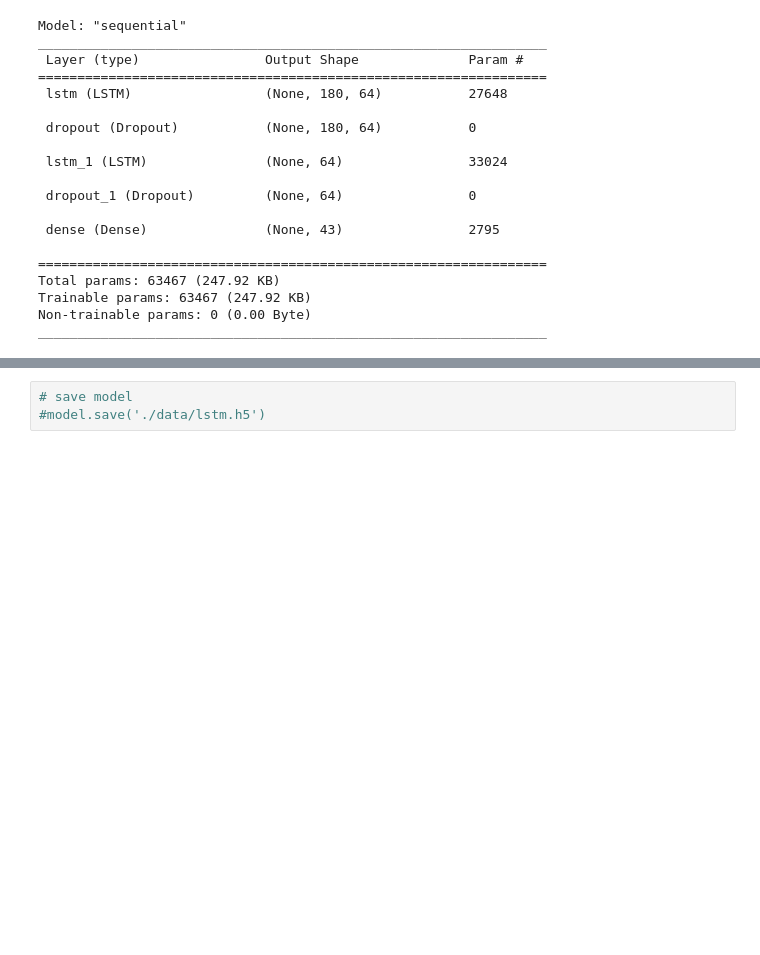
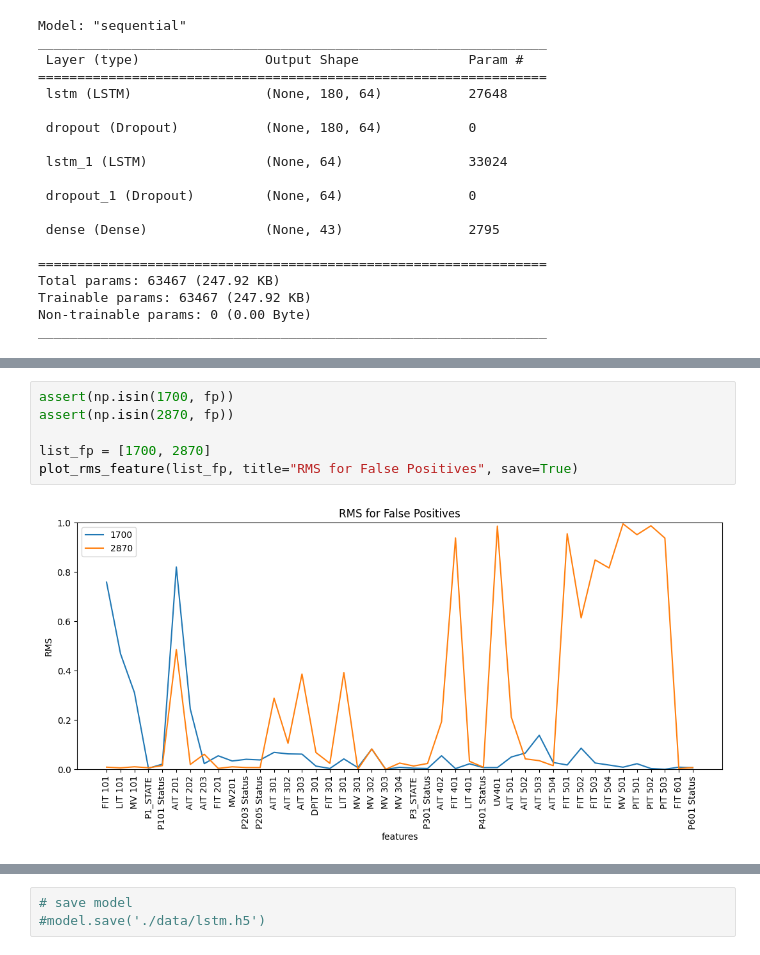
Before and after one commit to Bast-94/CYBERML-Project, a Jupyter notebook: cyber-ml.ipynb, the cells around one changed output, grey strips where cells are left out. Cells and saved outputs as stored; diff of their text form; blank space fills up the shorter version.

```diff
--- a/cyber-ml.ipynb
+++ b/cyber-ml.ipynb
@@ -413,0 +484,8 @@ print(f'F1 score: {f1}')
+# %%
+assert(np.isin(1700, fp))
+assert(np.isin(2870, fp))
+
+list_fp = [1700, 2870]
+plot_rms_feature(list_fp, title="RMS for False Positives", save=True)
+# %% [output]
+[figure, added]
```
Also changed, not shown: parts of 16 cells of this notebook, 6 other files.
